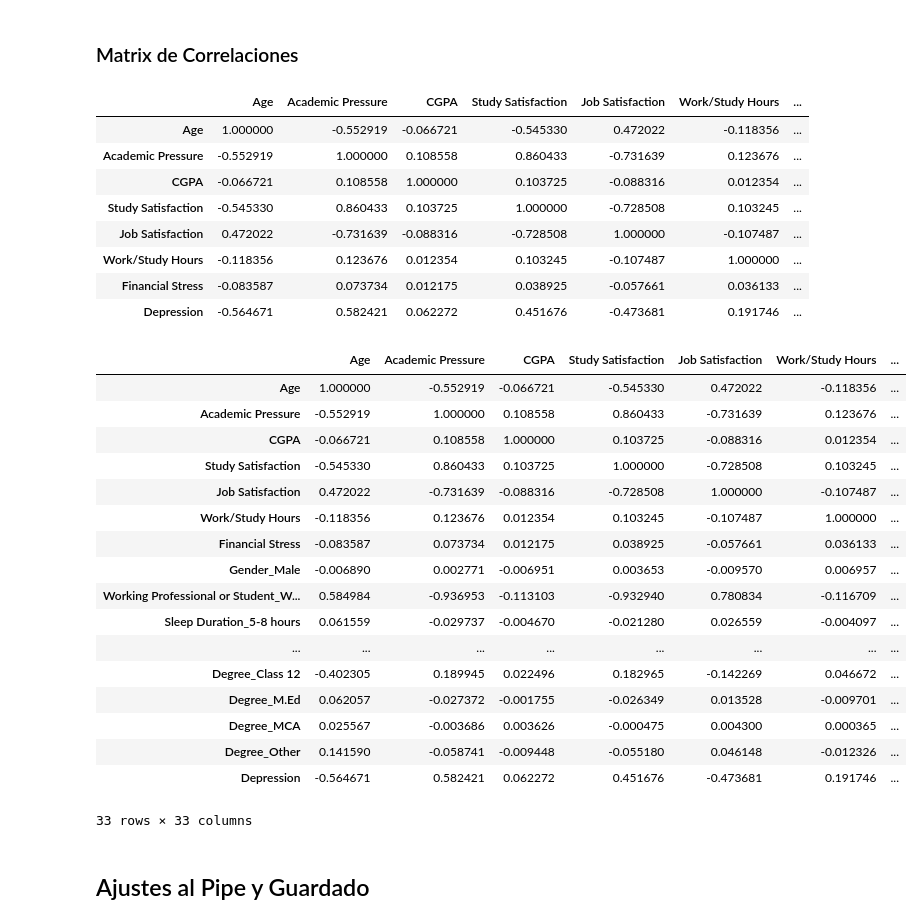
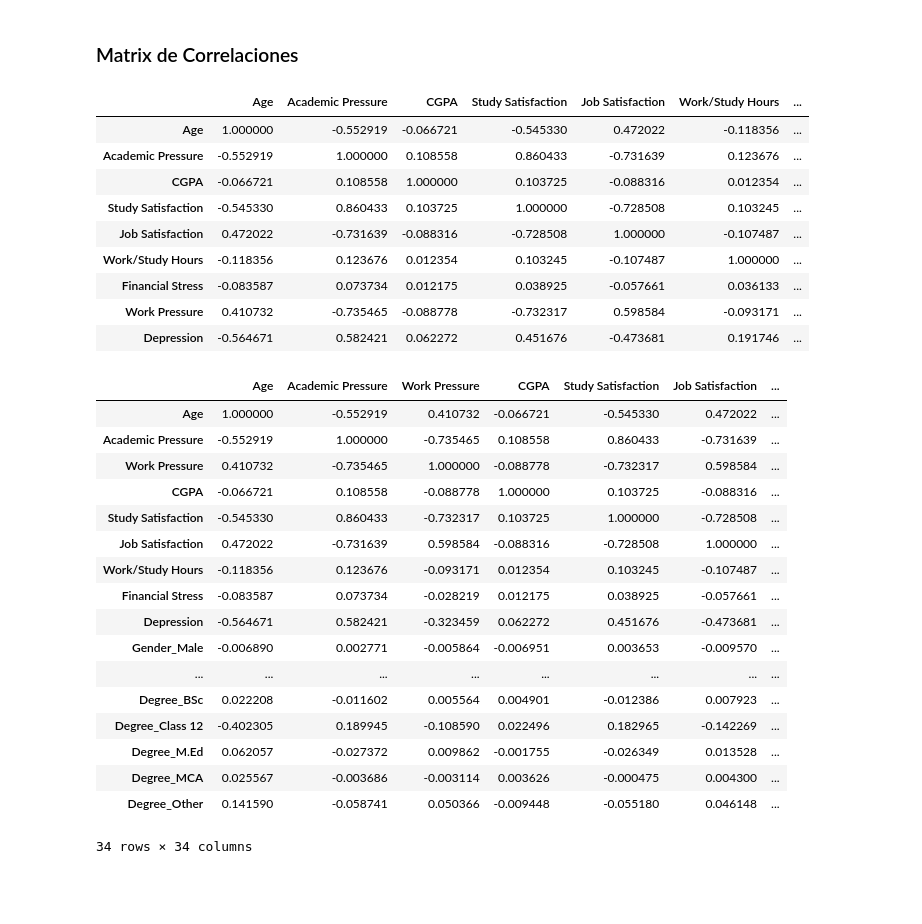
Before and after one commit to Walkhie/Exploring-Mental-Health-Data, a Jupyter notebook: 1)Preparacion_Datos.ipynb, the cells around one changed output. Cells and saved outputs as stored; diff of their text form; code cells hidden in the pictures; blank space fills up the shorter version.

```diff
--- a/1)Preparacion_Datos.ipynb
+++ b/1)Preparacion_Datos.ipynb
@@ -376,0 +355,3 @@ En esta parte del codigo se busca colocar toda la preparacion de los datos en un
+# %%
+trainAjusted = trainAjusted.drop(['id','Name'], axis = 1)
+trainAjusted.info()
@@ -377,4 +376,4 @@ En esta parte del codigo se busca colocar toda la preparacion de los datos en un
 # %%
 # Definir las columnas categóricas y numéricas
 categorical_cols = ['Gender','Working Professional or Student', 'Sleep Duration', 'Dietary Habits', 'Have you ever had suicidal thoughts ?', 'Family History of Mental Illness', 'Profession','Degree']
-numeric_cols = ['Age','Academic Pressure','CGPA', 'Study Satisfaction', 'Job Satisfaction', 'Work/Study Hours', 'Financial Stress']
+numeric_cols = ['Age','Academic Pressure','CGPA', 'Study Satisfaction', 'Job Satisfaction', 'Work/Study Hours', 'Financial Stress', 'Work Pressure']
@@ -457 +445,6 @@ df_clean.head()
+# %%
+trainAjusted = eliminar_outliers(trainAjusted)
+# Para usar el indice de cramer no tenemos que hacer dummies
+trainAjusted= imputar_numericos(trainAjusted, numeric_cols)
+trainAjusted= imputar_categoricos(trainAjusted, categorical_cols)
 # %%
@@ -536,9 +526,15 @@ Cramér's V para Profession y 'Depression': 0.5237169993525405
 Cramér's V para Degree y 'Depression': 0.2968556715267167
 # %% [markdown]
 ### Matrix de Correlaciones
+# %%
+## Despues de ver que city no tiene una asociacion significativa con la variable objetivo
+## La eliminamos para reducir el numero de dummies y poder visualizar mejor la matrix
+trainDummies = trainAjusted.drop('City', axis=1)
+# Para hacer la matrix de correlacion necesitamos dummies
+trainDummies = preprocesar_datos(trainDummies, numeric_cols, categorical_cols, escalar=False)
 # %%
 # Correlacion de las variables numericas y la variable objetivo
-df_numericas = df_cleantrain[numeric_cols + ['Depression']]
+df_numericas = trainDummies[numeric_cols + ['Depression']]
 df_numericas.corr()
 # %% [output]
 |  | Age | Academic Pressure | CGPA | Study Satisfaction | Job Satisfaction | Work/Study Hours | ... |
@@ -549,28 +545,27 @@ df_numericas.corr()
 | Job Satisfaction | 0.472022 | -0.731639 | -0.088316 | -0.728508 | 1.000000 | -0.107487 | ... |
 | Work/Study Hours | -0.118356 | 0.123676 | 0.012354 | 0.103245 | -0.107487 | 1.000000 | ... |
 | Financial Stress | -0.083587 | 0.073734 | 0.012175 | 0.038925 | -0.057661 | 0.036133 | ... |
+| Work Pressure | 0.410732 | -0.735465 | -0.088778 | -0.732317 | 0.598584 | -0.093171 | ... |
 | Depression | -0.564671 | 0.582421 | 0.062272 | 0.451676 | -0.473681 | 0.191746 | ... |
 # %%
-correlation_matrix = df_cleantrain.corr()
+correlation_matrix = trainDummies.corr()
 correlation_matrix
 # %% [output]
-|  | Age | Academic Pressure | CGPA | Study Satisfaction | Job Satisfaction | Work/Study Hours | ... |
-| Age | 1.000000 | -0.552919 | -0.066721 | -0.545330 | 0.472022 | -0.118356 | ... |
-| Academic Pressure | -0.552919 | 1.000000 | 0.108558 | 0.860433 | -0.731639 | 0.123676 | ... |
-| CGPA | -0.066721 | 0.108558 | 1.000000 | 0.103725 | -0.088316 | 0.012354 | ... |
-| Study Satisfaction | -0.545330 | 0.860433 | 0.103725 | 1.000000 | -0.728508 | 0.103245 | ... |
-| Job Satisfaction | 0.472022 | -0.731639 | -0.088316 | -0.728508 | 1.000000 | -0.107487 | ... |
-| Work/Study Hours | -0.118356 | 0.123676 | 0.012354 | 0.103245 | -0.107487 | 1.000000 | ... |
-| Financial Stress | -0.083587 | 0.073734 | 0.012175 | 0.038925 | -0.057661 | 0.036133 | ... |
-| Gender_Male | -0.006890 | 0.002771 | -0.006951 | 0.003653 | -0.009570 | 0.006957 | ... |
-| Working Professional or Student_W... | 0.584984 | -0.936953 | -0.113103 | -0.932940 | 0.780834 | -0.116709 | ... |
-| Sleep Duration_5-8 hours | 0.061559 | -0.029737 | -0.004670 | -0.021280 | 0.026559 | -0.004097 | ... |
+|  | Age | Academic Pressure | Work Pressure | CGPA | Study Satisfaction | Job Satisfaction | ... |
+| Age | 1.000000 | -0.552919 | 0.410732 | -0.066721 | -0.545330 | 0.472022 | ... |
+| Academic Pressure | -0.552919 | 1.000000 | -0.735465 | 0.108558 | 0.860433 | -0.731639 | ... |
+| Work Pressure | 0.410732 | -0.735465 | 1.000000 | -0.088778 | -0.732317 | 0.598584 | ... |
+| CGPA | -0.066721 | 0.108558 | -0.088778 | 1.000000 | 0.103725 | -0.088316 | ... |
+| Study Satisfaction | -0.545330 | 0.860433 | -0.732317 | 0.103725 | 1.000000 | -0.728508 | ... |
+| Job Satisfaction | 0.472022 | -0.731639 | 0.598584 | -0.088316 | -0.728508 | 1.000000 | ... |
+| Work/Study Hours | -0.118356 | 0.123676 | -0.093171 | 0.012354 | 0.103245 | -0.107487 | ... |
+| Financial Stress | -0.083587 | 0.073734 | -0.028219 | 0.012175 | 0.038925 | -0.057661 | ... |
+| Depression | -0.564671 | 0.582421 | -0.323459 | 0.062272 | 0.451676 | -0.473681 | ... |
+| Gender_Male | -0.006890 | 0.002771 | -0.005864 | -0.006951 | 0.003653 | -0.009570 | ... |
 | ... | ... | ... | ... | ... | ... | ... | ... |
-| Degree_Class 12 | -0.402305 | 0.189945 | 0.022496 | 0.182965 | -0.142269 | 0.046672 | ... |
-| Degree_M.Ed | 0.062057 | -0.027372 | -0.001755 | -0.026349 | 0.013528 | -0.009701 | ... |
-| Degree_MCA | 0.025567 | -0.003686 | 0.003626 | -0.000475 | 0.004300 | 0.000365 | ... |
-| Degree_Other | 0.141590 | -0.058741 | -0.009448 | -0.055180 | 0.046148 | -0.012326 | ... |
-| Depression | -0.564671 | 0.582421 | 0.062272 | 0.451676 | -0.473681 | 0.191746 | ... |
+| Degree_BSc | 0.022208 | -0.011602 | 0.005564 | 0.004901 | -0.012386 | 0.007923 | ... |
+| Degree_Class 12 | -0.402305 | 0.189945 | -0.108590 | 0.022496 | 0.182965 | -0.142269 | ... |
+| Degree_M.Ed | 0.062057 | -0.027372 | 0.009862 | -0.001755 | -0.026349 | 0.013528 | ... |
+| Degree_MCA | 0.025567 | -0.003686 | -0.003114 | 0.003626 | -0.000475 | 0.004300 | ... |
+| Degree_Other | 0.141590 | -0.058741 | 0.050366 | -0.009448 | -0.055180 | 0.046148 | ... |
-33 rows × 33 columns
+34 rows × 34 columns
-# %% [markdown]
-## Ajustes al Pipe y Guardado
```
Also changed, not shown: parts of 35 cells of this notebook.
